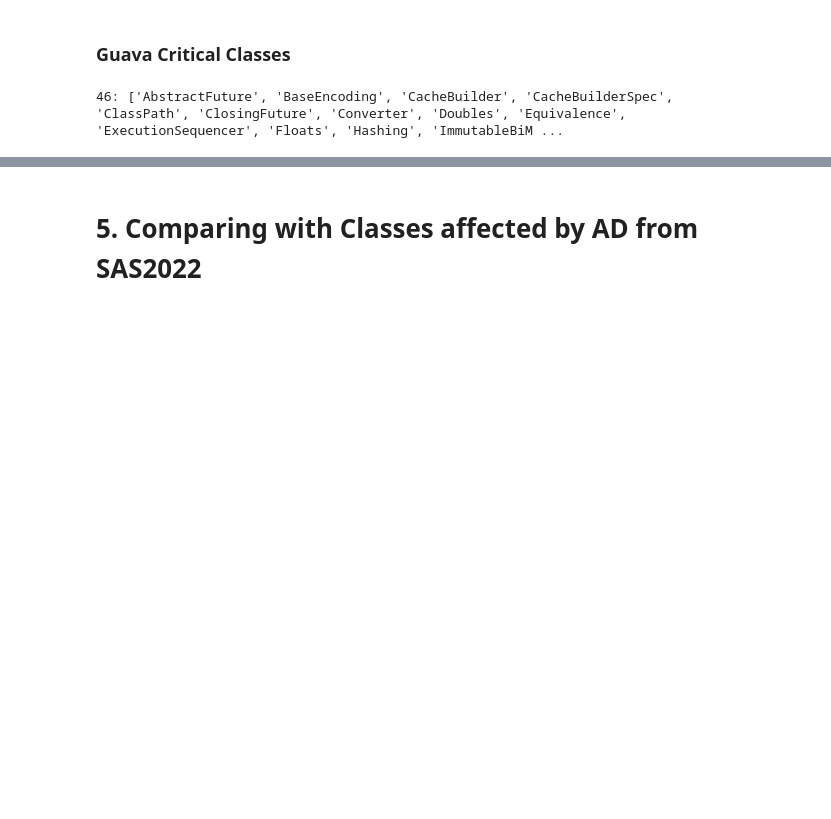
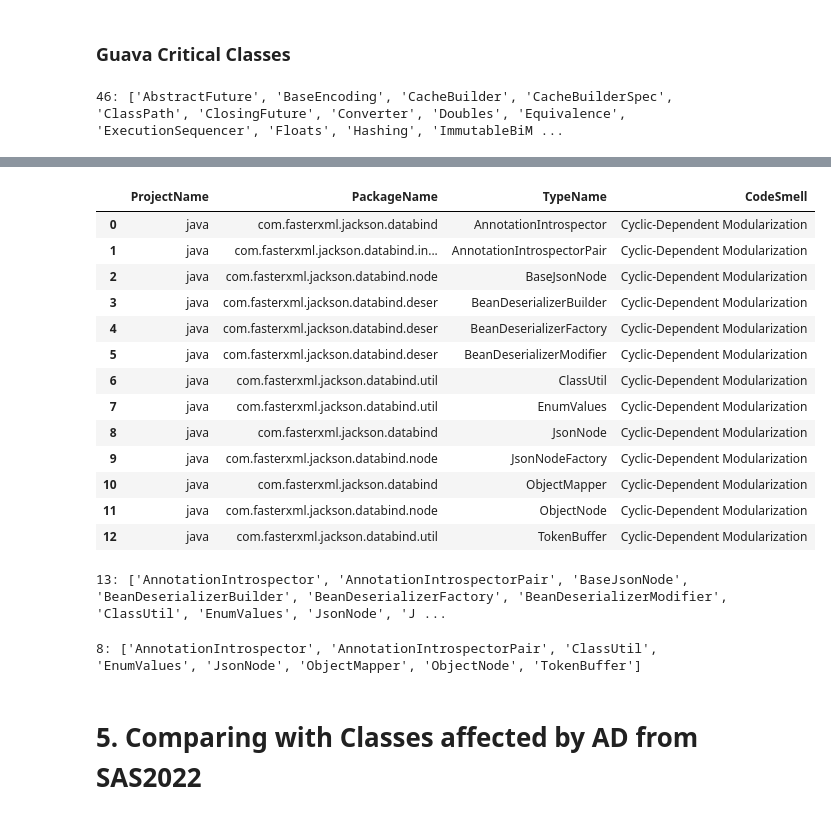
Before and after one commit to armandossrecife/piloto, a Jupyter notebook: notebooks/compare_with_sas2022.ipynb, the cells around one changed output, grey strips where cells are left out. Saved outputs shown, nothing was run; the diff lists cells and outputs as text; code cells hidden in the pictures; blank space fills up the shorter version.

```diff
--- a/notebooks/compare_with_sas2022.ipynb
+++ b/notebooks/compare_with_sas2022.ipynb
@@ -1080,3 +1197,36 @@ print(f'{len(list_guava_critial_classes)}: {list_guava_critial_classes}')
+# %%
+df_as_ds_jackson = pd.read_csv('analise_designite_classes_criticas.csv')
+df_as_ds_jackson
+# %% [output]
+|  | ProjectName | PackageName | TypeName | CodeSmell |
+| 0 | java | com.fasterxml.jackson.databind | AnnotationIntrospector | Cyclic-Dependent Modularization |
+| 1 | java | com.fasterxml.jackson.databind.in... | AnnotationIntrospectorPair | Cyclic-Dependent Modularization |
+| 2 | java | com.fasterxml.jackson.databind.node | BaseJsonNode | Cyclic-Dependent Modularization |
+| 3 | java | com.fasterxml.jackson.databind.deser | BeanDeserializerBuilder | Cyclic-Dependent Modularization |
+| 4 | java | com.fasterxml.jackson.databind.deser | BeanDeserializerFactory | Cyclic-Dependent Modularization |
+| 5 | java | com.fasterxml.jackson.databind.deser | BeanDeserializerModifier | Cyclic-Dependent Modularization |
+| 6 | java | com.fasterxml.jackson.databind.util | ClassUtil | Cyclic-Dependent Modularization |
+| 7 | java | com.fasterxml.jackson.databind.util | EnumValues | Cyclic-Dependent Modularization |
+| 8 | java | com.fasterxml.jackson.databind | JsonNode | Cyclic-Dependent Modularization |
+| 9 | java | com.fasterxml.jackson.databind.node | JsonNodeFactory | Cyclic-Dependent Modularization |
+| 10 | java | com.fasterxml.jackson.databind | ObjectMapper | Cyclic-Dependent Modularization |
+| 11 | java | com.fasterxml.jackson.databind.node | ObjectNode | Cyclic-Dependent Modularization |
+| 12 | java | com.fasterxml.jackson.databind.util | TokenBuffer | Cyclic-Dependent Modularization |
+# %%
+list_jackson_as_ds_classes = df_as_ds_jackson.TypeName.unique().tolist()
+print(f'{len(list_jackson_as_ds_classes)}: {list_jackson_as_ds_classes}')
+# %% [output]
+13: ['AnnotationIntrospector', 'AnnotationIntrospectorPair', 'BaseJsonNode', 'BeanDeserializerBuilder', 'BeanDeserializerFactory', 'BeanDeserializerModifier', 'ClassUtil', 'EnumValues', 'JsonNode', 'J ...
+# %%
+list_jackson_critial_classes = []
+for each in list_jackson_amloc_foc:
+  each = each.replace('.java','')
+  if each in list_jackson_as_ds_classes:
+    list_jackson_critial_classes.append(each)
+
+print(f'{len(list_jackson_critial_classes)}: {list_jackson_critial_classes}')
+# %% [output]
+8: ['AnnotationIntrospector', 'AnnotationIntrospectorPair', 'ClassUtil', 'EnumValues', 'JsonNode', 'ObjectMapper', 'ObjectNode', 'TokenBuffer']
 # %% [markdown]
 # 5. Comparing with Classes affected by AD from SAS2022
 # %% [markdown]
```
Also changed, not shown: parts of 26 cells of this notebook, 4 other files.
